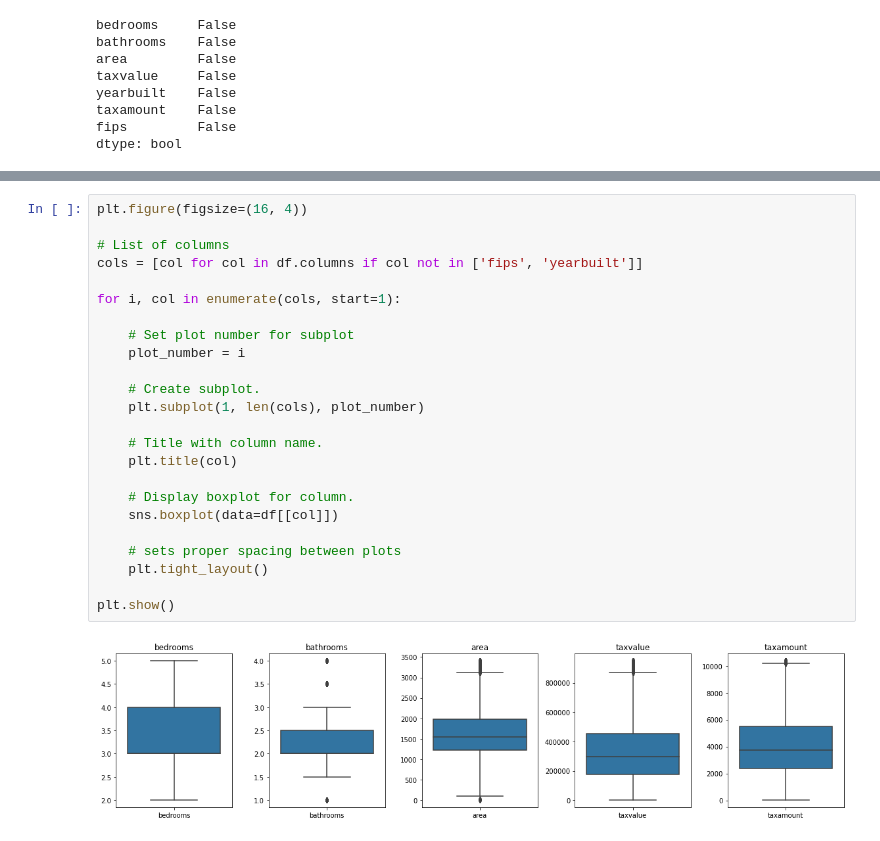
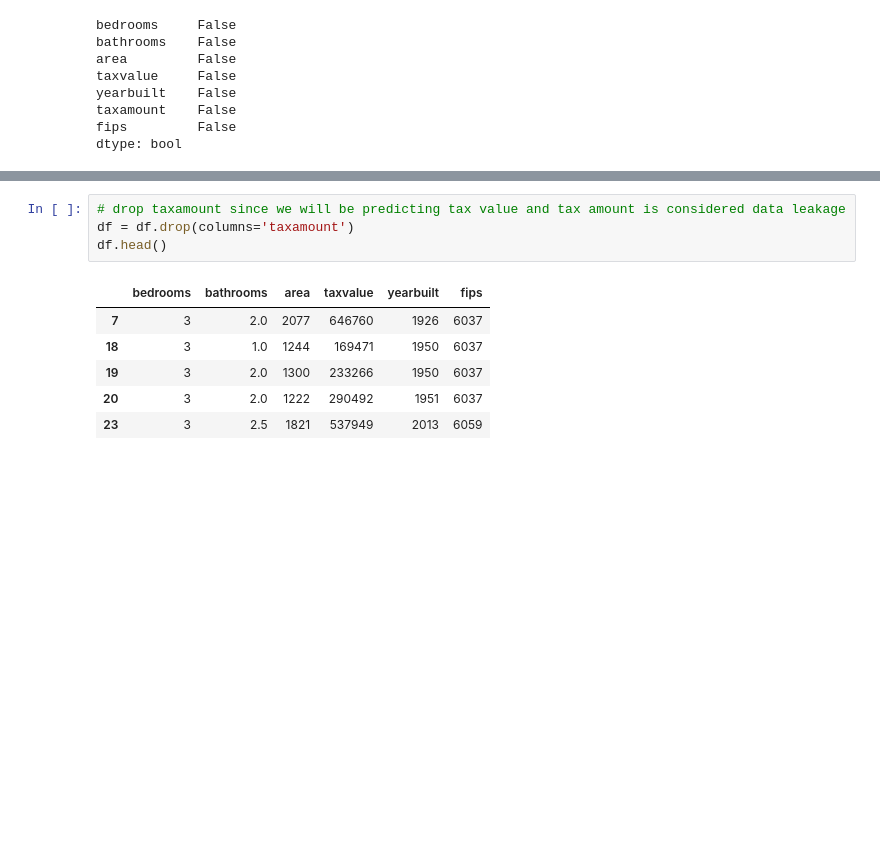
Before and after one commit to lainslie-18/regression-exercises, a Jupyter notebook: wrangle.ipynb, the cells around one changed output, grey strips where cells are left out. Drawn from its saved outputs; the diff is of its cells as text; blank space fills up the shorter version.

```diff
--- a/wrangle.ipynb
+++ b/wrangle.ipynb
@@ -381,29 +443,14 @@ plt.show()
-# %%
-plt.figure(figsize=(16, 4))
-
-# List of columns
-cols = [col for col in df.columns if col not in ['fips', 'yearbuilt']]
-
-for i, col in enumerate(cols, start=1):
-
-    # Set plot number for subplot
-    plot_number = i
-
-    # Create subplot.
-    plt.subplot(1, len(cols), plot_number)
-
-    # Title with column name.
-    plt.title(col)
-
-    # Display boxplot for column.
-    sns.boxplot(data=df[[col]])
-
-    # sets proper spacing between plots
-    plt.tight_layout()
-
-plt.show()
-# %% [output]
-[figure, removed]
+# %%
+# drop taxamount since we will be predicting tax value and tax amount is considered data leakage
+df = df.drop(columns='taxamount')
+df.head()
+# %% [output]
+|  | bedrooms | bathrooms | area | taxvalue | yearbuilt | fips |
+| 7 | 3 | 2.0 | 2077 | 646760 | 1926 | 6037 |
+| 18 | 3 | 1.0 | 1244 | 169471 | 1950 | 6037 |
+| 19 | 3 | 2.0 | 1300 | 233266 | 1950 | 6037 |
+| 20 | 3 | 2.0 | 1222 | 290492 | 1951 | 6037 |
+| 23 | 3 | 2.5 | 1821 | 537949 | 2013 | 6059 |
 # %%
 # Split the data into train, validate, and test
 train_validate, test = train_test_split(df, test_size=.2, random_state=369)
```
Also changed, not shown: parts of 17 cells of this notebook, 2 other files.
